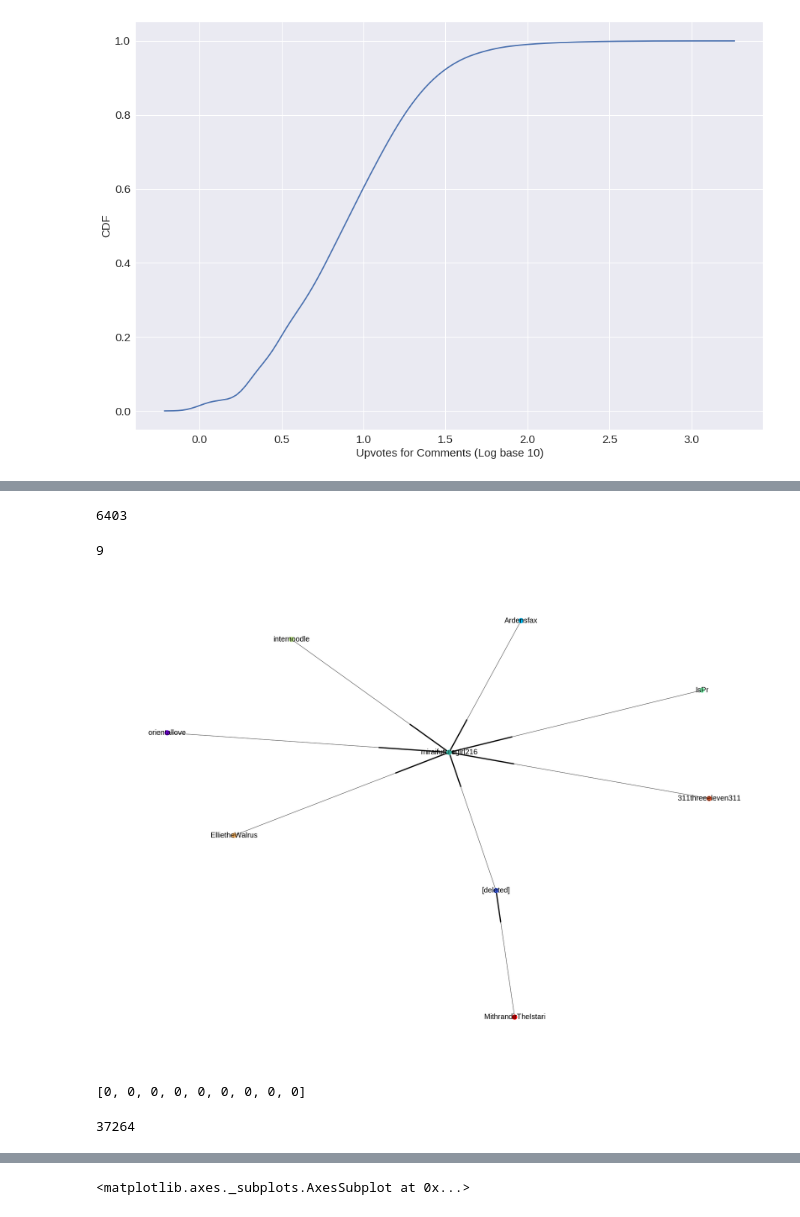
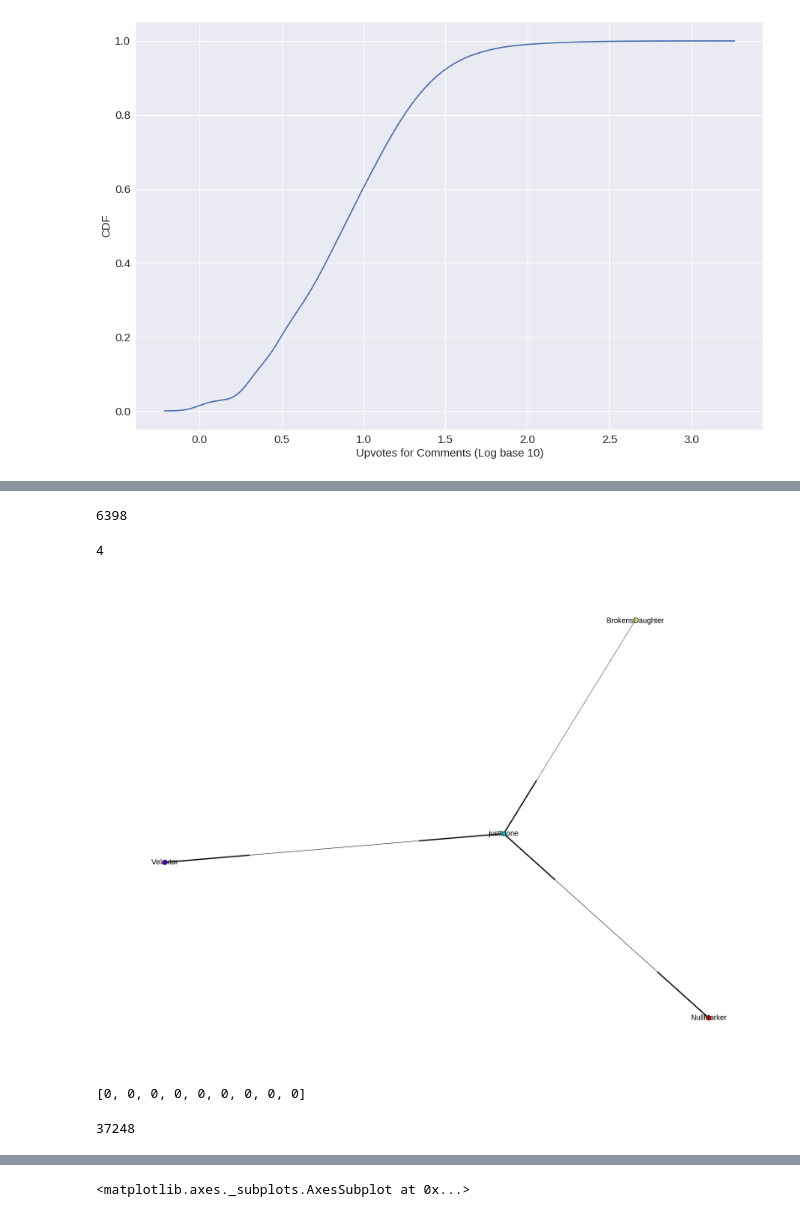
Before and after one commit to sagarjoglekar/redditTools, a Jupyter notebook: Notebooks/SuicideWatchSubreddit.ipynb, the cells around one changed output, grey strips where cells are left out. Cells and saved outputs as stored; diff of their text form; code cells hidden in the pictures.

```diff
--- a/Notebooks/SuicideWatchSubreddit.ipynb
+++ b/Notebooks/SuicideWatchSubreddit.ipynb
@@ -240,2 +238,5 @@ Allgraphs = "../Data/reddit_suicideWatch/SW_morethan10_graphs_complete_revised/S
+# %%
+# Allgraphs = "../Data/reddit_suicideWatch/SW_morethan10_graphs_complete_revised/SW_morethan10_deeper_replygraphs.pkl"
+Allgraphs = "../Data/reddit_CMV/CMV_graph/CMV_TopPost.pkl"
 # %%
 allGraphs = pkl.load(open(Allgraphs,'rb'))
@@ -321,7 +330,7 @@ testGraph = allGraphs[allGraphs.keys()[10]]
 nodes =nx.get_node_attributes(testGraph,'author')
 edges = testGraph.edges()
 # %%
-cascadeGraph = allGraphs[allGraphs.keys()[56]]
+cascadeGraph = allGraphs[allGraphs.keys()[10]]
 sizes = getScaledSizes(cascadeGraph)
 pos = graphviz_layout(cascadeGraph, prog='neato')
 
@@ -431,7 +439,7 @@ for i in allGraphs:
 # %%
 len(userGraphs)
 # %% [output]
-6403
+6398
 # %%
 key = userGraphs.keys()[12]
 
@@ -455,28 +463,28 @@ key = userGraphs.keys()[12]
 # nx.draw(cascadeGraph,pos=pos ,node_size=scaledSizes ,node_color=colorMap , with_labels = True , labels = lls , font_size=25)
 # plt.show()
 # %%
-key = userGraphs.keys()[190]
+key = userGraphs.keys()[1098]
 ugraph = userGraphs[key]
 # sizes = getScaledSizes(cascadeGraph)
 pos = graphviz_layout(ugraph, prog='neato')
 
 usr = ugraph.nodes()
 print len(usr)
 color=cm.rainbow(np.linspace(0,1,len(usr)))
 colorMap = []
 lls = {}
 for node in ugraph:
     c = usr.index(node)
     colorMap.append(color[c])
     lls[node] = node
 fig, ax = plt.subplots()
 fig.set_size_inches(40, 30)
 #
 nx.draw(ugraph,pos=pos ,node_color=colorMap , with_labels = True , labels = lls , font_size=25)
 plt.show()
 # %% [output]
-9
+4
-[figure, old version]
+[figure, new version]
 # %%
 nx.triangles(userGraphs[key].to_undirected()).values()
 # %% [output]
@@ -495,19 +503,23 @@ for k in allGraphs:
 depths = []
 sentiments = []
 rootAuthors = []
-rootSentiments = []
+
+
 sentiChanges = []
 sentiDeltas = []
 participants = []
 conversations = []
 medianRootSentiments = []
 maxRootSentiments = []
+maxSentimentDepth = []
 triangles = []
 maxDepths = []
 Zscore = []
 rootEngagement = []
 for k in allGraphs:
     if k in userGraphs:
+        rootSentiments = []
+        rootDepth = []
         g = allGraphs[k]
         rootAuthor = None
         posChange = 0
@@ -520,6 +532,7 @@ for k in allGraphs:
                     rootAuthor = g.node[node]['author']
                     rootAuthors.append(rootAuthor)
                     rootSentiments.append(rootSenti)
+                    rootDepth.append(-1)
         if rootSenti == 0:
             continue
 
@@ -534,6 +547,7 @@ for k in allGraphs:
                 if 'depth' in g.node[node]:
                     if g.node[node]['author'] == rootAuthor:
                         depths.append(g.node[node]['depth'])
+                        rootDepth.append(g.node[node]['depth'])
                         sentiments.append(g.node[node]['affects'])
                         sentiChanges.append(g.node[node]['affects'] - rootSenti)
                         rootSentiments.append(g.node[node]['affects'])
@@ -544,6 +558,8 @@ for k in allGraphs:
                         threadSentiment.append(g.node[node]['affects'])
 
             maxDepths.append( max(nx.get_node_attributes(allGraphs[k], 'depth').values()) )
+#             print np.argmax(rootSentiments)
+            maxSentimentDepth.append(rootDepth[np.argmax(rootSentiments)])
             score = (float(posChange) - float(negChange))/math.sqrt(float(posChange) + float(negChange))
             Zscore.append(score)
             medianRootSentiments.append(np.median(threadSentiment))
@@ -554,4 +570,4 @@ for k in allGraphs:
 
 print len(rootAuthors)
 # %% [output]
-37264
+37248
```
Also changed, not shown: parts of 21 cells of this notebook, 4 other files.
